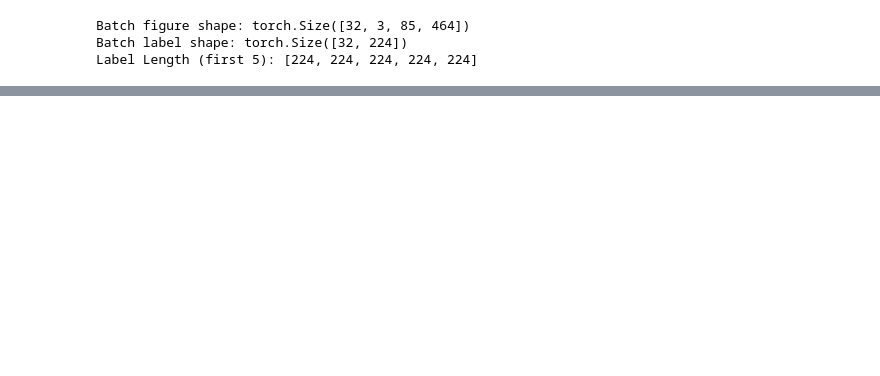
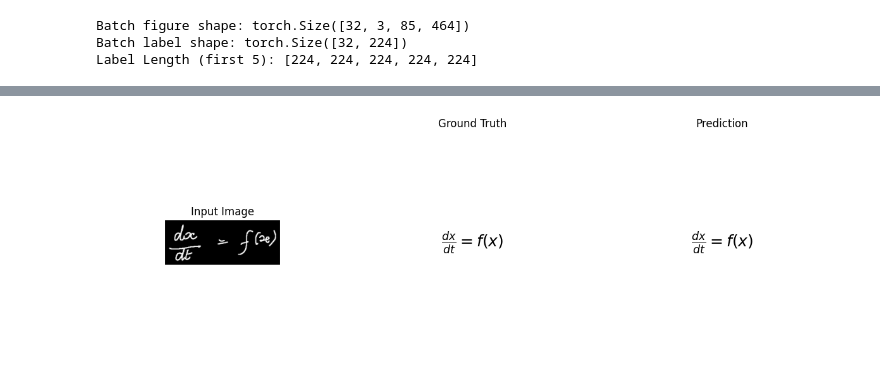
Before and after one commit to GuoJiashu/LaTex_Equation_Generator, a Jupyter notebook: LaTex_Equation_Generator.ipynb, the cells around one changed output, grey strips where cells are left out. Saved outputs shown, nothing was run; the diff lists cells and outputs as text; code cells hidden in the pictures; blank space fills up the shorter version.

```diff
--- a/LaTex_Equation_Generator.ipynb
+++ b/LaTex_Equation_Generator.ipynb
@@ -266,0 +1014,43 @@ Label Length (first 5): [224, 224, 224, 224, 224]
+# %%
+def render_prediction_comparison(image_tensor, true_latex, pred_latex):
+    plt.figure(figsize=(12, 4))
+    gs = gridspec.GridSpec(1, 3, width_ratios=[1, 1, 1])
+
+    # 图像
+    ax0 = plt.subplot(gs[0])
+    ax0.imshow(image_tensor.permute(1, 2, 0).squeeze(), cmap='gray')
+    ax0.set_title("Input Image")
+    ax0.axis("off")
+
+    # GT LaTeX
+    ax1 = plt.subplot(gs[1])
+    ax1.text(0.5, 0.5, f"${true_latex}$", fontsize=18, ha='center', va='center')
+    ax1.set_title("Ground Truth")
+    ax1.axis("off")
+
+    # Prediction LaTeX
+    ax2 = plt.subplot(gs[2])
+    ax2.text(0.5, 0.5, f"${pred_latex}$", fontsize=18, ha='center', va='center')
+    ax2.set_title("Prediction")
+    ax2.axis("off")
+
+    plt.tight_layout()
+    plt.show()
+# %%
+# 选择一个样本，比如第 7 个
+index = 7
+image, label = val_dataset[index]
+
+# 预测
+pred_tokens = beam_search_decode(model, image, token2idx, idx2token, beam_width=3)
+true_tokens = [idx2token[idx.item()] for idx in label]
+
+# 去除特殊符号
+def clean(toks): return ''.join(t for t in toks if t not in ['<s>', '</s>', '<pad>'])
+true_str = clean(true_tokens)
+pred_str = clean(pred_tokens)
+
+# 渲染对比图
+render_prediction_comparison(image, true_str, pred_str)
+# %% [output]
+[figure, added]
```
Also changed, not shown: parts of 35 cells of this notebook, 16 other files.
